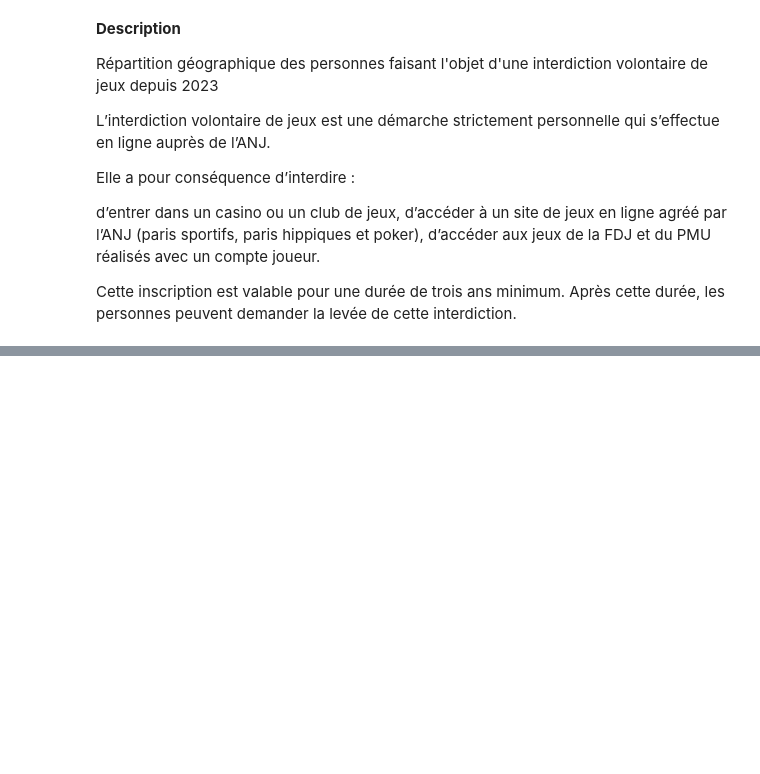
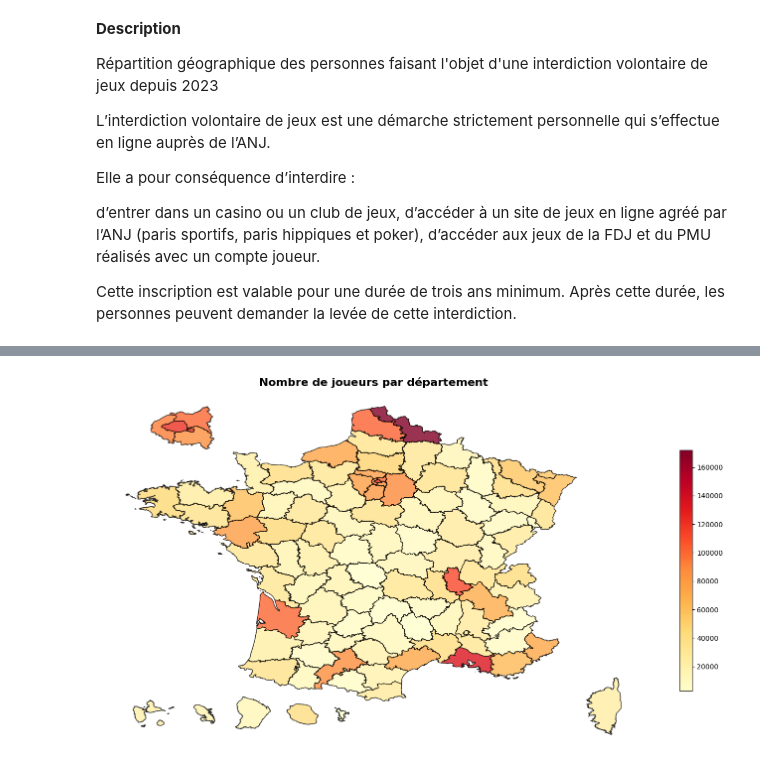
Before and after one commit to Juleslapeuf/ANJ_project, a Jupyter notebook: ANJ_Data.ipynb, the cells around one changed output, grey strips where cells are left out. Drawn from its saved outputs; the diff is of its cells as text; code cells hidden in the pictures; blank space fills up the shorter version.

```diff
--- a/ANJ_Data.ipynb
+++ b/ANJ_Data.ipynb
@@ -51,0 +111,12 @@ interdit.head()
+# %%
+# Fusionner les polygones de Corse-du-Sud et Haute-Corse
+# Enlever les lignes avec des NaN avant de fusionner
+dep_clean = dep.dropna(subset=['geometry', 'INSEE_DEP']).copy()
+
+# Fixer les géométries invalides
+dep_clean['geometry'] = dep_clean.geometry.make_valid()
+
+# Grouper par INSEE_DEP et fusionner les géométries
+dep_clean = dep_clean.dissolve(by='INSEE_DEP', aggfunc='first')
+
+dep_clean.head()
@@ -51,0 +131,4 @@ interdit.head()
+# %%
+dep_clean = dep_clean.reset_index()
+# %%
+joueurs_geo = joueurs.merge(dep_clean, left_on='Numéro du Département', right_on='INSEE_DEP', how='outer')
@@ -51,0 +169,3 @@ interdit.head()
+# %%
+joueurs_geo['nb_interdit_vol_2023'] = pd.to_numeric(joueurs_geo['nb_interdit_vol_2023'], errors='coerce')
+joueurs_geo['nb_interdit_vol_2024'] = pd.to_numeric(joueurs_geo['nb_interdit_vol_2024'], errors='coerce')
@@ -51,0 +175,25 @@ interdit.head()
+# %%
+# Créer la carte avec la colonne "Nombre de joueurs de paris sportifs"
+fig, ax = plt.subplots(figsize=(14, 10))
+
+# Enlever les NaN pour la visualisation et garder le GeoDataFrame
+joueurs_geo_map = joueurs_geo[joueurs_geo['Nombre de Joueurs Uniques tous segments'].notna()].copy()
+joueurs_geo_map = gpd.GeoDataFrame(joueurs_geo_map, geometry='geometry')
+
+# Créer la choroplèthe
+joueurs_geo_map.plot(
+    column='Nombre de Joueurs Uniques tous segments',
+    ax=ax,
+    legend=True,
+    legend_kwds={'shrink': 0.5},
+    cmap='YlOrRd',
+    edgecolor='k',
+    alpha=0.8
+)
+
+ax.set_title('Nombre de joueurs par département', fontsize=16, fontweight='bold')
+ax.set_axis_off()
+plt.tight_layout()
+plt.show()
+# %% [output]
+[figure, added]
```
Also changed, not shown: parts of 24 cells of this notebook.
